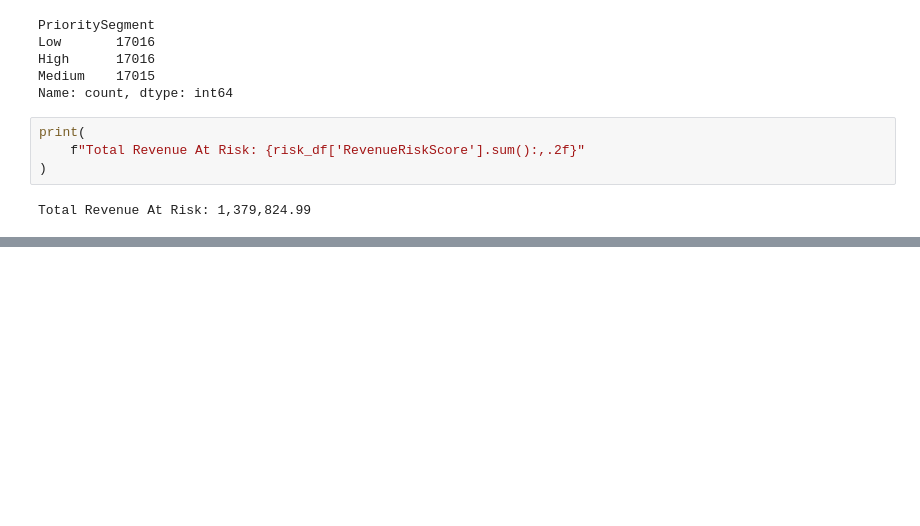
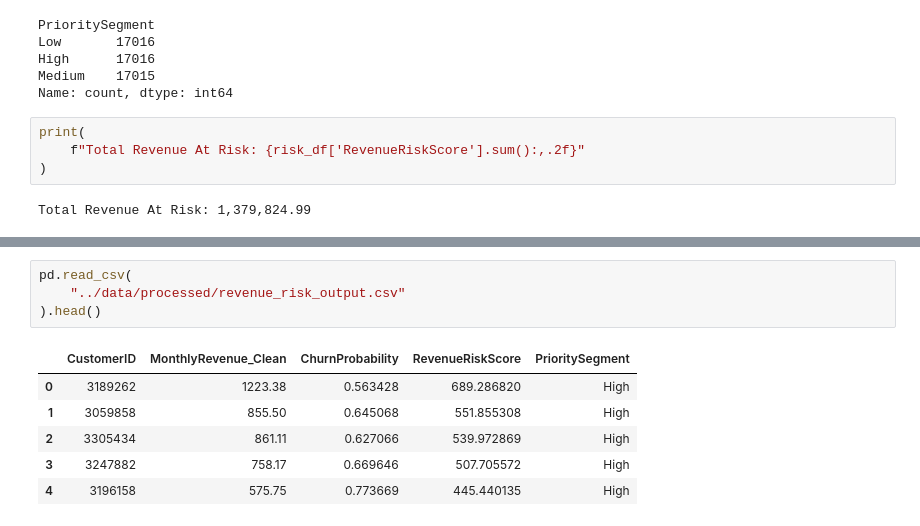
Before and after one commit to akshitsharma009/churniq-telecom-churn-analyzer, a Jupyter notebook: notebooks/12_revenue_risk_engine.ipynb, the cells around one changed output, grey strips where cells are left out. Saved outputs shown, nothing was run; the diff lists cells and outputs as text; blank space fills up the shorter version.

Commit message:
Export revenue risk dataset for dashboard

```diff
--- a/notebooks/12_revenue_risk_engine.ipynb
+++ b/notebooks/12_revenue_risk_engine.ipynb
@@ -549,0 +571,11 @@ Total Revenue At Risk: 1,379,824.99
+# %%
+pd.read_csv(
+    "../data/processed/revenue_risk_output.csv"
+).head()
+# %% [output]
+|  | CustomerID | MonthlyRevenue_Clean | ChurnProbability | RevenueRiskScore | PrioritySegment |
+| 0 | 3189262 | 1223.38 | 0.563428 | 689.286820 | High |
+| 1 | 3059858 | 855.50 | 0.645068 | 551.855308 | High |
+| 2 | 3305434 | 861.11 | 0.627066 | 539.972869 | High |
+| 3 | 3247882 | 758.17 | 0.669646 | 507.705572 | High |
+| 4 | 3196158 | 575.75 | 0.773669 | 445.440135 | High |
```
Also changed, not shown: parts of 1 cell of this notebook, 2 other files.
